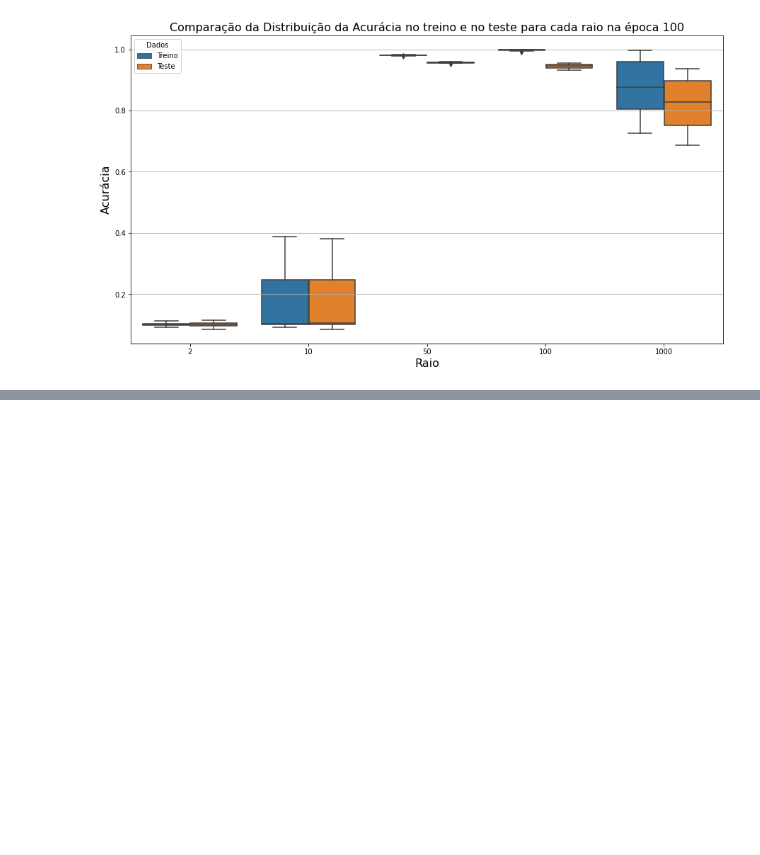
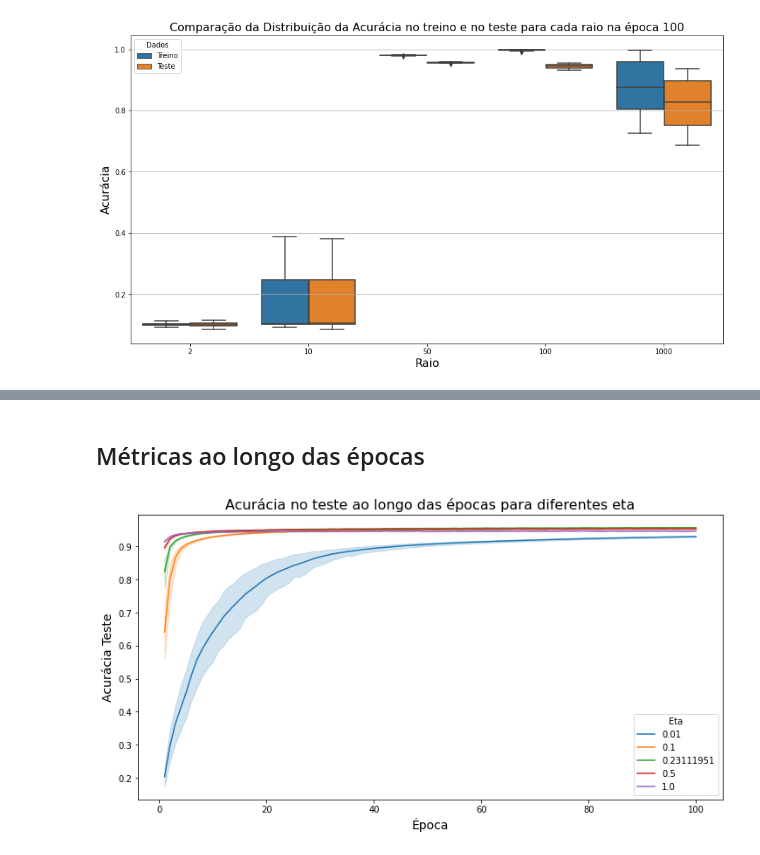
Before and after one commit to vitormgou/FDIPA-ANN, a Jupyter notebook: filtragem_resultados.ipynb, the cells around one changed output, grey strips where cells are left out. Saved outputs shown, nothing was run; the diff lists cells and outputs as text; code cells hidden in the pictures; blank space fills up the shorter version.

Commit message:
Adição da variação da Iteração e do eta

```diff
--- a/filtragem_resultados.ipynb
+++ b/filtragem_resultados.ipynb
@@ -206,0 +267,6 @@ acuracia_teste_raio['tempo'].sum()/3600
+# %%
+acuracia_teste_eta = acuracia_teste_eta.append(acuracia_teste_iteracao.query('raio == 49 and iteracoes == 2'))
+acuracia_treino_eta = acuracia_treino_eta.append(acuracia_treino_iteracao.query('raio == 49 and iteracoes == 2'))
+norma_peso_eta     = norma_peso_eta.append(norma_peso_iteracao.query('raio == 49 and iteracoes == 2'))
+perda_teste_eta    = perda_teste_eta.append(perda_teste_iteracao.query('raio == 49 and iteracoes == 2'))
+perda_treino_eta   = perda_treino_eta.append(perda_treino_iteracao.query('raio == 49 and iteracoes == 2'))
@@ -206,0 +287,17 @@ acuracia_teste_raio['tempo'].sum()/3600
+# %%
+# Para a seção de variação de eta
+def df_to_time_series_eta(df, option, colunas_parametros, colunas_epocas) -> pd.core.frame.DataFrame:
+    """
+    Parametros
+    ----------
+    df : o dataframe que se deseja transformar em serie temporal
+    Option : {1='acuracia_teste', 2='acuracia_treino', 3='noma_peso', 4='perda_teste', 5='perda_treino'}
+        opção para o tipo de serie temporal tratada nesse contexto.
+    """
+
+    options = {1:'acuracia_teste', 2:'acuracia_treino', 3:'norma_peso', 4:'perda_teste', 5:'perda_treino'}
+    time_series = df.melt(id_vars = colunas_parametros, value_vars = colunas_epocas, var_name = 'epoca', value_name = options[option])
+    time_series['epoca'] = pd.to_numeric(time_series['epoca'])
+    time_series = time_series.sort_values(by=['passo_inicial', 'epoca'])
+
+    return time_series
@@ -206,0 +306,7 @@ acuracia_teste_raio['tempo'].sum()/3600
+# %%
+acuracia_teste_eta_ts  = df_to_time_series_eta(acuracia_teste_eta, 1, colunas_parametros, colunas_epocas)
+acuracia_treino_eta_ts = df_to_time_series_eta(acuracia_treino_eta, 2, colunas_parametros, colunas_epocas)
+norma_peso_eta_ts      = df_to_time_series_eta(norma_peso_eta, 3, colunas_parametros, colunas_epocas)
+perda_teste_eta_ts     = df_to_time_series_eta(perda_teste_eta, 4, colunas_parametros, colunas_epocas)
+perda_treino_eta_ts    = df_to_time_series_eta(perda_treino_eta, 5, colunas_parametros, colunas_epocas)
+acuracia_teste_eta_ts.sample(10)
@@ -206,0 +325,12 @@ acuracia_teste_raio['tempo'].sum()/3600
+# %% [markdown]
+## Métricas ao longo das épocas
+# %%
+plt.figure(figsize=(12, 6))
+sns.lineplot(x="epoca", y="acuracia_teste", hue='passo_inicial', data=acuracia_teste_eta_ts, palette = "tab10")
+plt.title('Acurácia no teste ao longo das épocas para diferentes eta', fontsize=16)
+plt.xlabel('Época', fontsize=14)
+plt.ylabel('Acurácia Teste', fontsize=14)
+plt.legend(title = 'Eta')
+plt.show()
+# %% [output]
+[figure, added]
```
Also changed, not shown: parts of 24 cells of this notebook.
